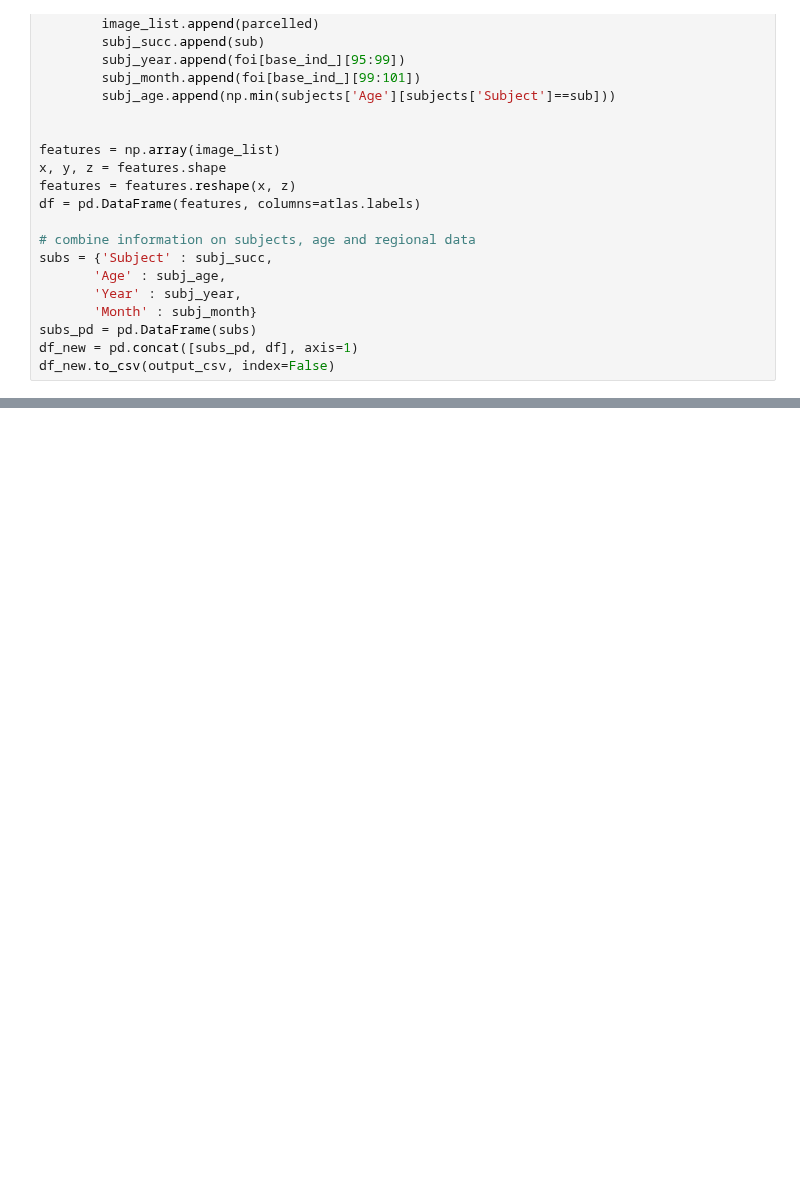
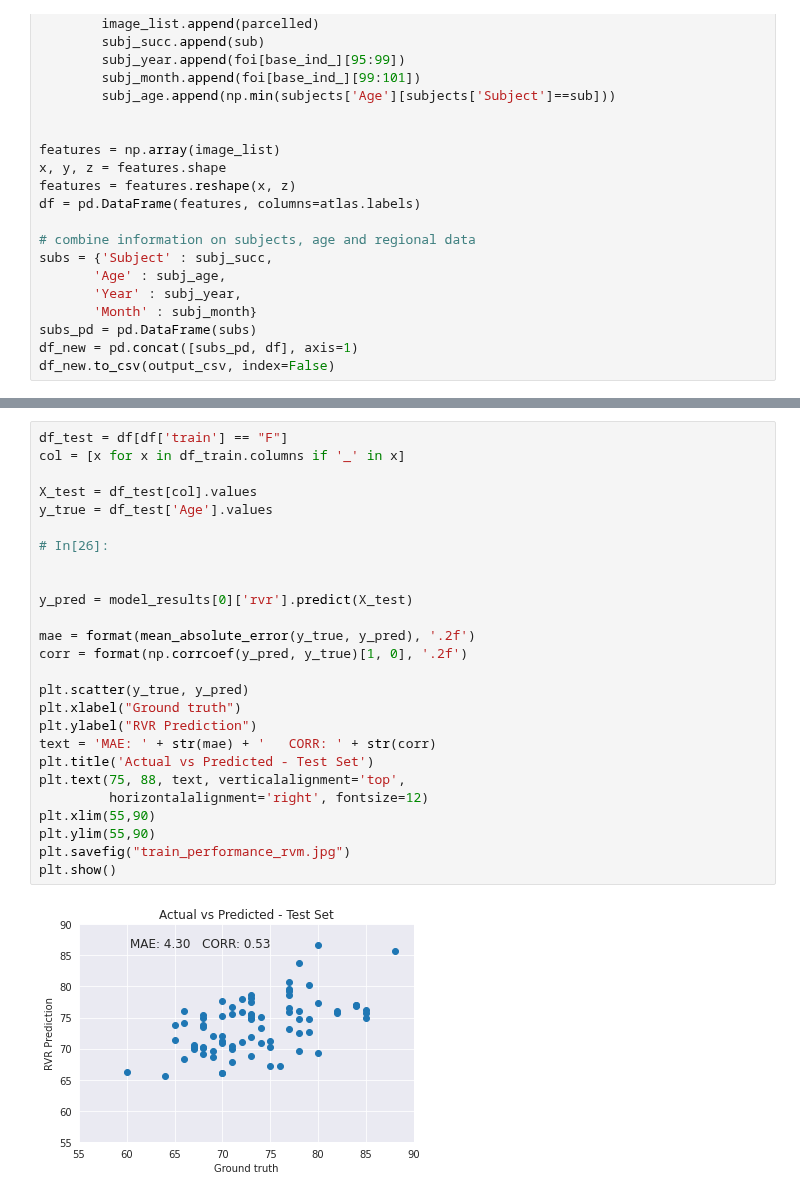
Before and after one commit to elenadoe/Brain_Age_PET_MRI, a Jupyter notebook: src/Untitled.ipynb, the cells around one changed output, grey strips where cells are left out. Drawn from its saved outputs; the diff is of its cells as text; blank space fills up the shorter version.

```diff
--- a/src/Untitled.ipynb
+++ b/src/Untitled.ipynb
@@ -83,0 +278,28 @@ df.to_csv('../data/test_train_FDG_tpm_ADNI.csv')
+# %%
+df_test = df[df['train'] == "F"]
+col = [x for x in df_train.columns if '_' in x]
+
+X_test = df_test[col].values
+y_true = df_test['Age'].values
+
+# In[26]:
+
+
+y_pred = model_results[0]['rvr'].predict(X_test)
+
+mae = format(mean_absolute_error(y_true, y_pred), '.2f')
+corr = format(np.corrcoef(y_pred, y_true)[1, 0], '.2f')
+
+plt.scatter(y_true, y_pred)
+plt.xlabel("Ground truth")
+plt.ylabel("RVR Prediction")
+text = 'MAE: ' + str(mae) + '   CORR: ' + str(corr)
+plt.title('Actual vs Predicted - Test Set')
+plt.text(75, 88, text, verticalalignment='top',
+         horizontalalignment='right', fontsize=12)
+plt.xlim(55,90)
+plt.ylim(55,90)
+plt.savefig("train_performance_rvm.jpg")
+plt.show()
+# %% [output]
+[figure, added]
```
Also changed, not shown: parts of 6 cells of this notebook, 9 other files.
